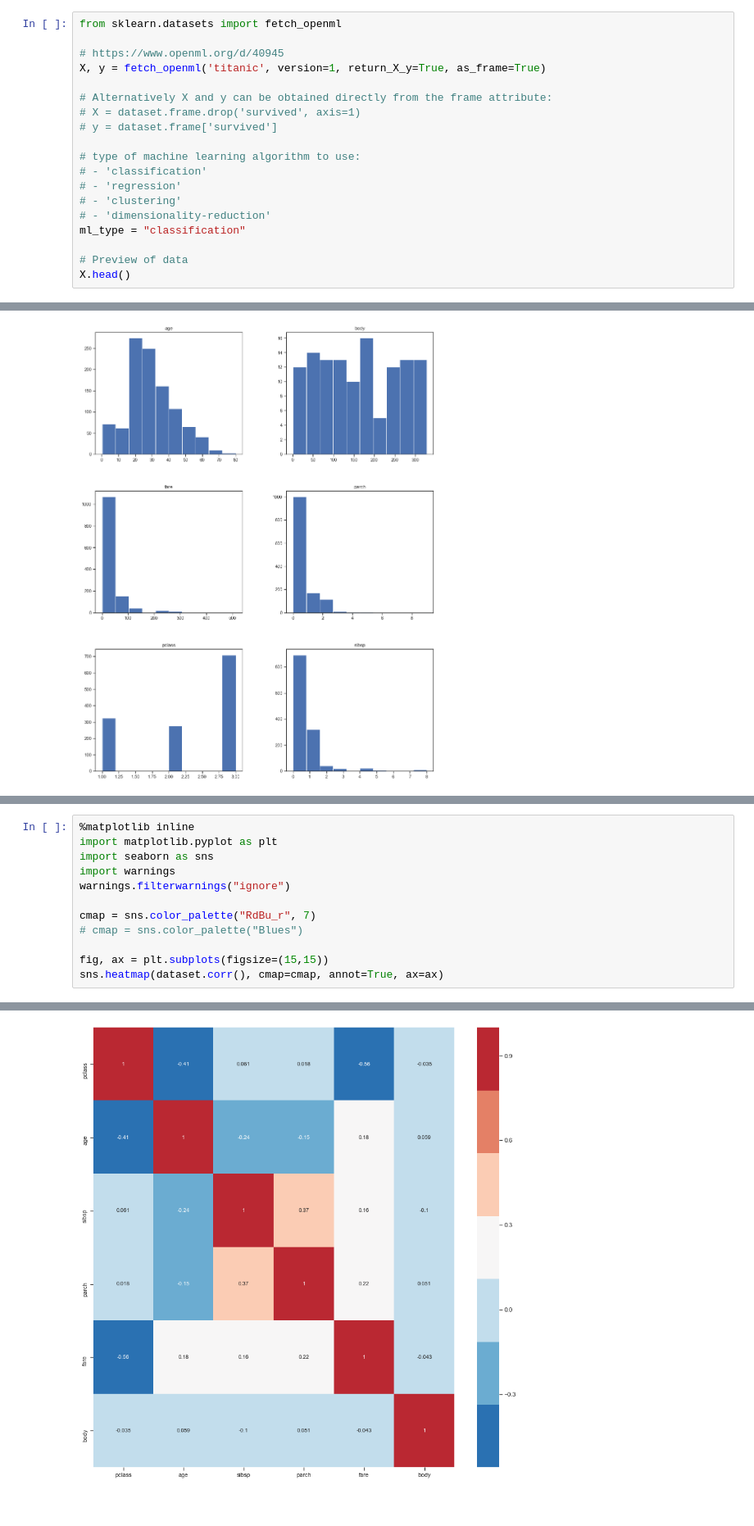
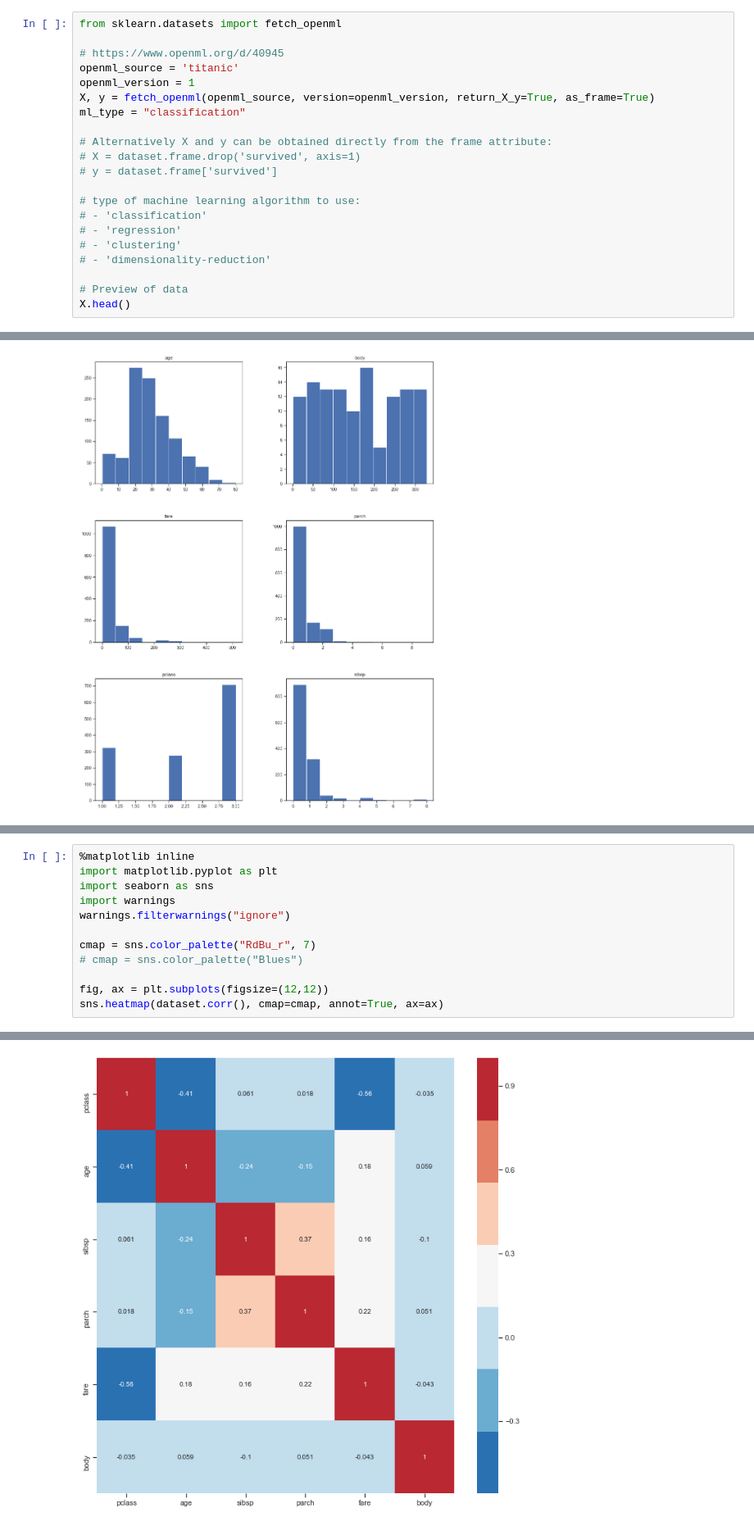
Before and after one commit to fitzroy-hamilton/ai-machinelearning-python, a Jupyter notebook: ml-engine.ipynb, the cells around one changed output, grey strips where cells are left out. Shown: that part at 82% size. Saved outputs shown, nothing was run; the diff lists cells and outputs as text.

Commit message:
ML engine fully operational and automated for classification

```diff
--- a/ml-engine.ipynb
+++ b/ml-engine.ipynb
@@ -151,7 +157,10 @@ Data are fetched from [OpenML.org](https://www.openml.org/)
 from sklearn.datasets import fetch_openml
 
 # https://www.openml.org/d/40945
-X, y = fetch_openml('titanic', version=1, return_X_y=True, as_frame=True)
+openml_source = 'titanic'
+openml_version = 1
+X, y = fetch_openml(openml_source, version=openml_version, return_X_y=True, as_frame=True)
+ml_type = "classification"
 
 # Alternatively X and y can be obtained directly from the frame attribute:
 # X = dataset.frame.drop('survived', axis=1)
@@ -162,7 +171,6 @@ X, y = fetch_openml('titanic', version=1, return_X_y=True, as_frame=True)
 # - 'regression'
 # - 'clustering'
 # - 'dimensionality-reduction'
-ml_type = "classification"
 
 # Preview of data
 X.head()
@@ -281,16 +291,16 @@ hist = dataset.hist(bins=10, grid=False, ax=ax)
 # %%
 %matplotlib inline
 import matplotlib.pyplot as plt
 import seaborn as sns
 import warnings
 warnings.filterwarnings("ignore")
 
 cmap = sns.color_palette("RdBu_r", 7)
 # cmap = sns.color_palette("Blues")
 
-fig, ax = plt.subplots(figsize=(15,15))
+fig, ax = plt.subplots(figsize=(12,12))
 sns.heatmap(dataset.corr(), cmap=cmap, annot=True, ax=ax)
 # %% [output]
 <matplotlib.axes._subplots.AxesSubplot at 0x...>
-[figure, old version]
+[figure, new version]
 # %% [markdown]
```
Also changed, not shown: parts of 63 cells of this notebook, 1 other file.
